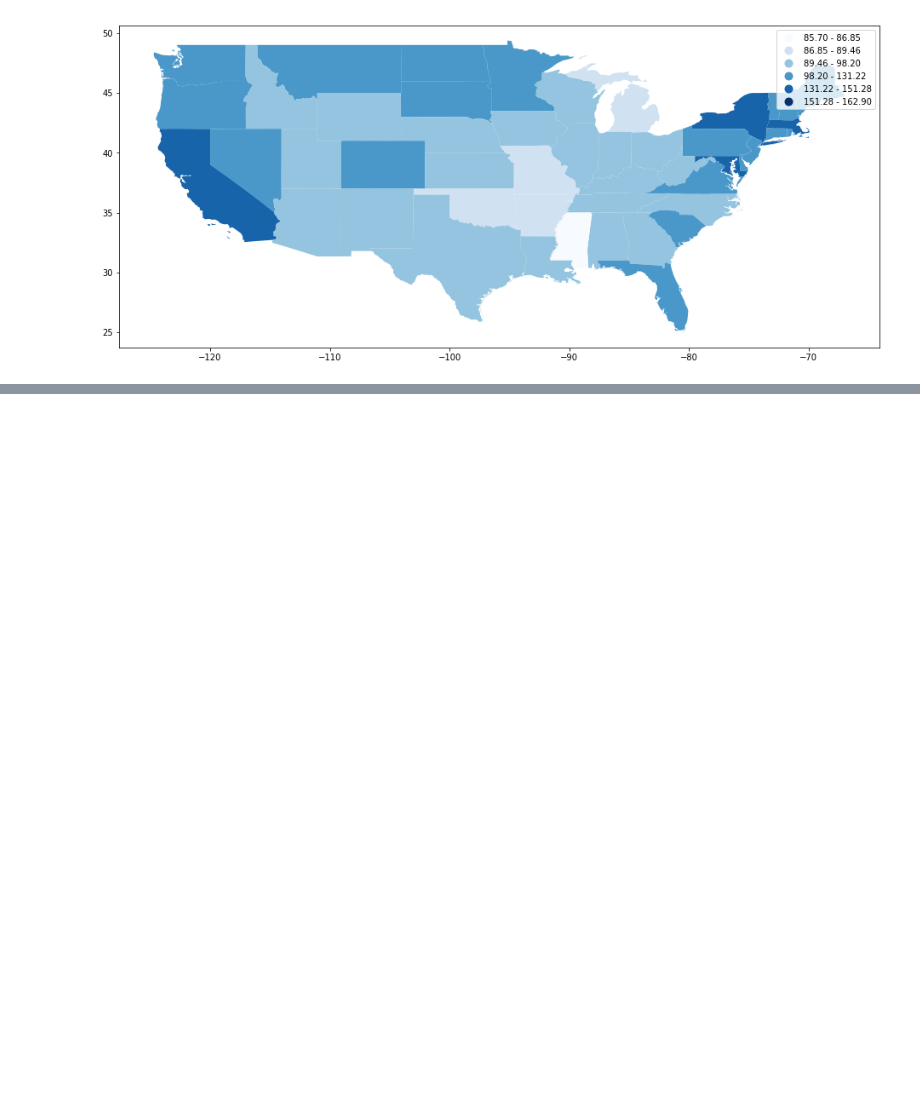
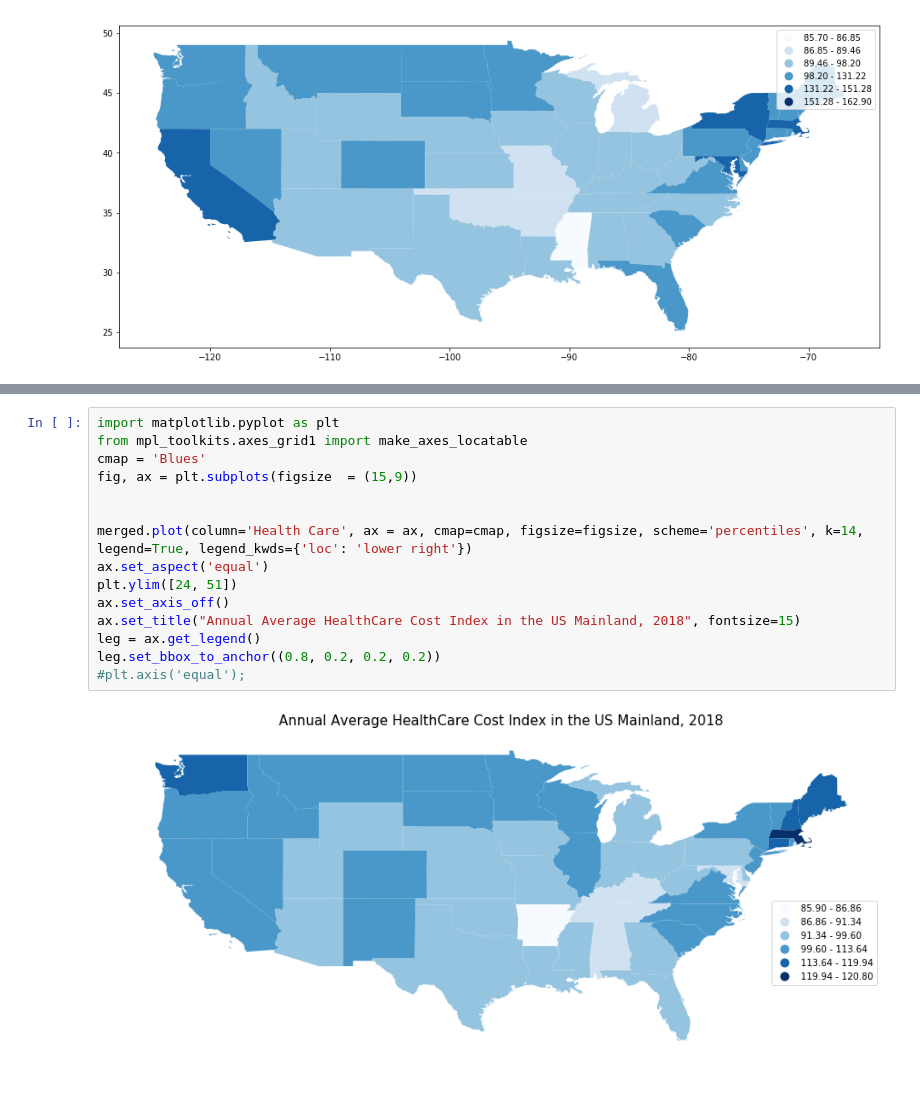
Before and after one commit to Saranyanv/test, a Jupyter notebook: 455_Assignment5.ipynb, the cells around one changed output, grey strips where cells are left out. Cells and saved outputs as stored; diff of their text form; blank space fills up the shorter version.

```diff
--- a/455_Assignment5.ipynb
+++ b/455_Assignment5.ipynb
@@ -203,0 +205,17 @@ plt.axis('equal');
+# %%
+import matplotlib.pyplot as plt
+from mpl_toolkits.axes_grid1 import make_axes_locatable
+cmap = 'Blues'
+fig, ax = plt.subplots(figsize  = (15,9))
+
+
+merged.plot(column='Health Care', ax = ax, cmap=cmap, figsize=figsize, scheme='percentiles', k=14, legend=True, legend_kwds={'loc': 'lower right'})
+ax.set_aspect('equal')
+plt.ylim([24, 51])
+ax.set_axis_off()
+ax.set_title("Annual Average HealthCare Cost Index in the US Mainland, 2018", fontsize=15)
+leg = ax.get_legend()
+leg.set_bbox_to_anchor((0.8, 0.2, 0.2, 0.2))
+#plt.axis('equal');
+# %% [output]
+[figure, added]
```
Also changed, not shown: parts of 1 cell of this notebook.
